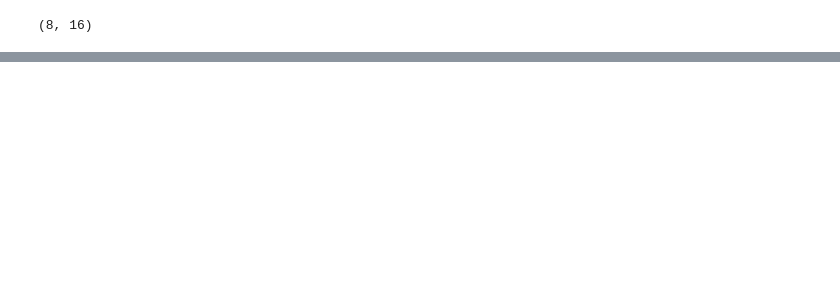
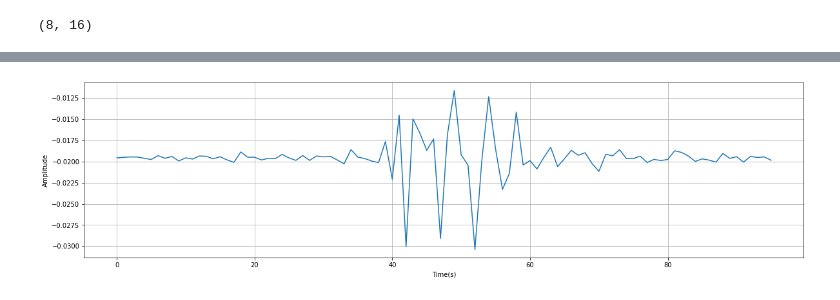
Before and after one commit to lemon71037/soil-disturbance, a Jupyter notebook: wavelet.ipynb, the cells around one changed output, grey strips where cells are left out. Cells and saved outputs as stored; diff of their text form; code cells hidden in the pictures; blank space fills up the shorter version.

```diff
--- a/wavelet.ipynb
+++ b/wavelet.ipynb
@@ -53,0 +165,9 @@ wavelet_features.shape
+# %%
+def mmse(sig, a=0.98):
+    temp = np.array([sig[0]-a*sig[0]])
+
+    return np.append(sig[0]-a*sig[0], sig[1:]-a*sig[:-1])
+# %%
+plot_time(mmse(zwy_dig_10[1]['data_z']))
+# %% [output]
+[figure, added]
```
Also changed, not shown: parts of 18 cells of this notebook, 4 other files.
